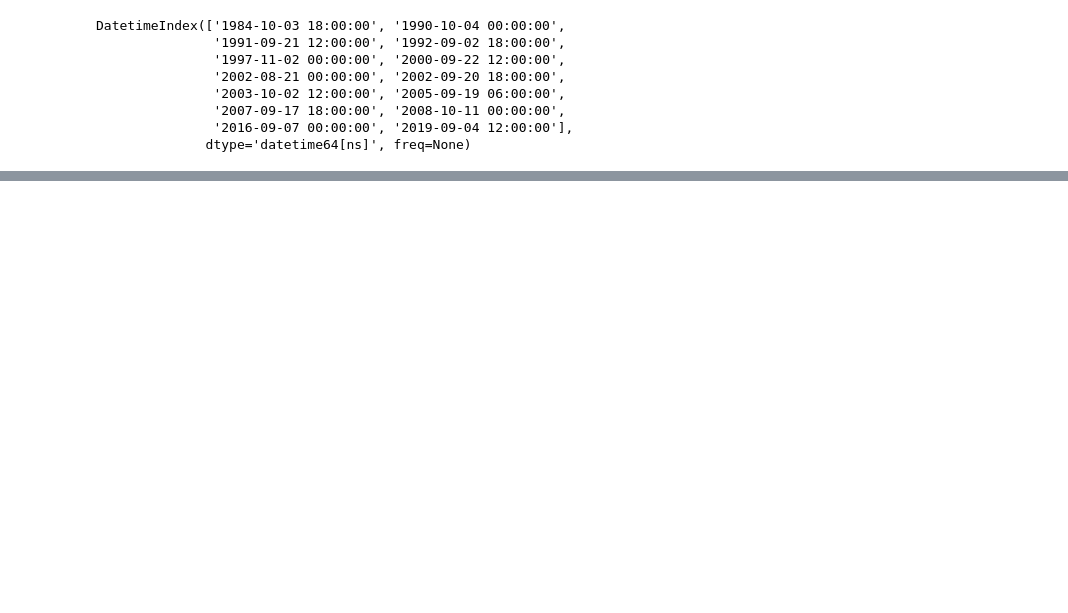
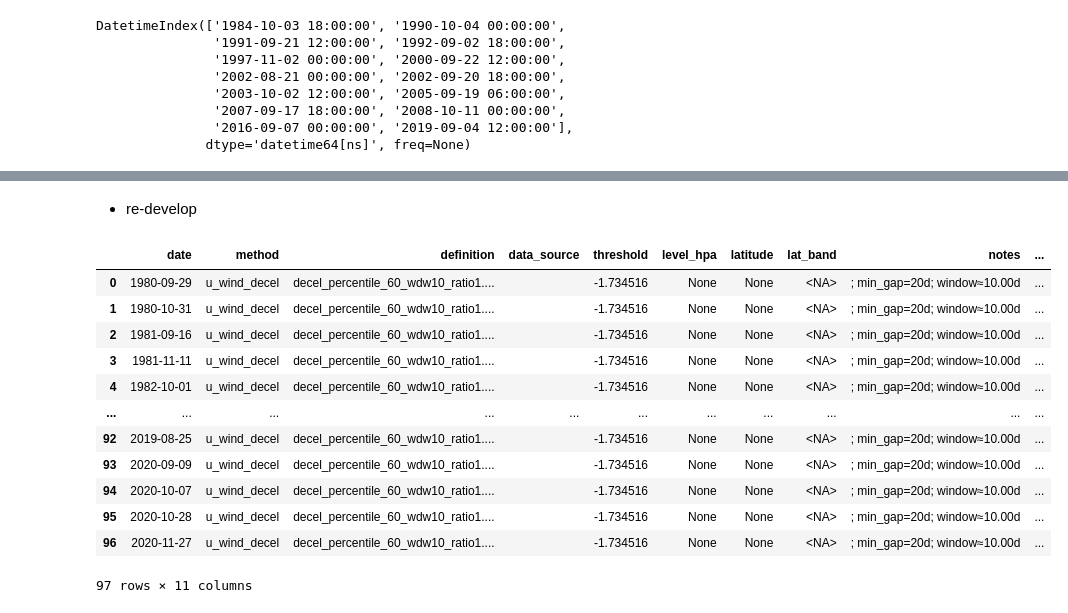
Before and after one commit to rachelelwu/sh-ssw-detection, a Jupyter notebook: src/sh_ssw_methods/dev_utend.ipynb, the cells around one changed output, grey strips where cells are left out. Saved outputs shown, nothing was run; the diff lists cells and outputs as text; code cells hidden in the pictures; blank space fills up the shorter version.

Commit message:
updated utend func to work with adaptive threshold

```diff
--- a/src/sh_ssw_methods/dev_utend.ipynb
+++ b/src/sh_ssw_methods/dev_utend.ipynb
@@ -214,3 +224,5 @@ events_df
 | 11 | 2008-10-11 00:00:00 | u_wind_decel | decel_wdw10_ratio1.2_thr-2perday |  | -2.0ms-1/day | None | None | <NA> | min_gap=20d; window=10d | ... |
 | 12 | 2016-09-07 00:00:00 | u_wind_decel | decel_wdw10_ratio1.2_thr-2perday |  | -2.0ms-1/day | None | None | <NA> | min_gap=20d; window=10d | ... |
 | 13 | 2019-09-04 12:00:00 | u_wind_decel | decel_wdw10_ratio1.2_thr-2perday |  | -2.0ms-1/day | None | None | <NA> | min_gap=20d; window=10d | ... |
+# %% [markdown]
+- re-develop
@@ -216,0 +421,16 @@ events_df
+# %%
+events_df
+# %% [output]
+|  | date | method | definition | data_source | threshold | level_hpa | latitude | lat_band | notes | ... |
+| 0 | 1980-09-29 | u_wind_decel | decel_percentile_60_wdw10_ratio1.... |  | -1.734516 | None | None | <NA> | ; min_gap=20d; window≈10.00d | ... |
+| 1 | 1980-10-31 | u_wind_decel | decel_percentile_60_wdw10_ratio1.... |  | -1.734516 | None | None | <NA> | ; min_gap=20d; window≈10.00d | ... |
+| 2 | 1981-09-16 | u_wind_decel | decel_percentile_60_wdw10_ratio1.... |  | -1.734516 | None | None | <NA> | ; min_gap=20d; window≈10.00d | ... |
+| 3 | 1981-11-11 | u_wind_decel | decel_percentile_60_wdw10_ratio1.... |  | -1.734516 | None | None | <NA> | ; min_gap=20d; window≈10.00d | ... |
+| 4 | 1982-10-01 | u_wind_decel | decel_percentile_60_wdw10_ratio1.... |  | -1.734516 | None | None | <NA> | ; min_gap=20d; window≈10.00d | ... |
+| ... | ... | ... | ... | ... | ... | ... | ... | ... | ... | ... |
+| 92 | 2019-08-25 | u_wind_decel | decel_percentile_60_wdw10_ratio1.... |  | -1.734516 | None | None | <NA> | ; min_gap=20d; window≈10.00d | ... |
+| 93 | 2020-09-09 | u_wind_decel | decel_percentile_60_wdw10_ratio1.... |  | -1.734516 | None | None | <NA> | ; min_gap=20d; window≈10.00d | ... |
+| 94 | 2020-10-07 | u_wind_decel | decel_percentile_60_wdw10_ratio1.... |  | -1.734516 | None | None | <NA> | ; min_gap=20d; window≈10.00d | ... |
+| 95 | 2020-10-28 | u_wind_decel | decel_percentile_60_wdw10_ratio1.... |  | -1.734516 | None | None | <NA> | ; min_gap=20d; window≈10.00d | ... |
+| 96 | 2020-11-27 | u_wind_decel | decel_percentile_60_wdw10_ratio1.... |  | -1.734516 | None | None | <NA> | ; min_gap=20d; window≈10.00d | ... |
+97 rows × 11 columns
```
Also changed, not shown: parts of 9 cells of this notebook, 5 other files.
